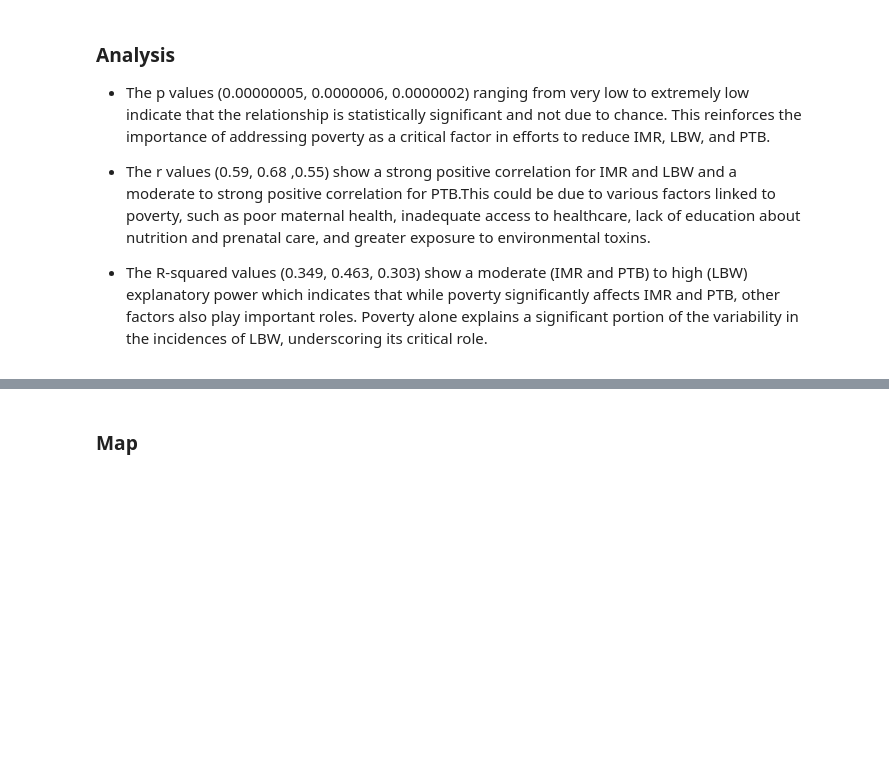
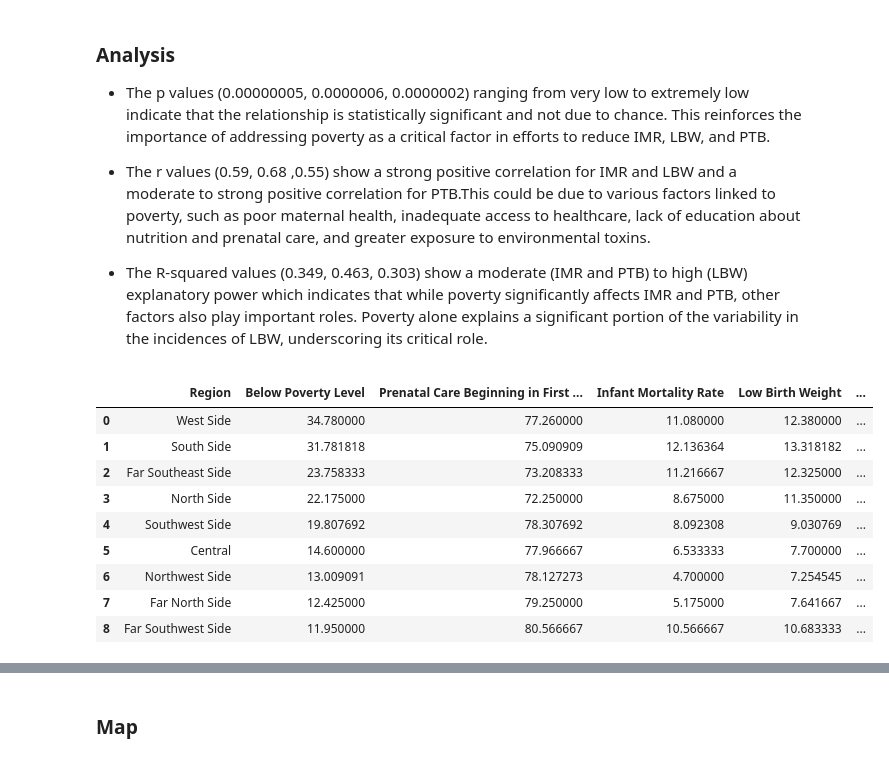
Before and after one commit to jroelofsz/Project1, a Jupyter notebook: main.ipynb, the cells around one changed output, grey strips where cells are left out. Cells and saved outputs as stored; diff of their text form; code cells hidden in the pictures; blank space fills up the shorter version.

```diff
--- a/main.ipynb
+++ b/main.ipynb
@@ -475,3 +487,21 @@ The pvalue  for Poverty Level Vs PTB is:0.00000020863033293229
 - The r values (0.59, 0.68 ,0.55) show a strong positive correlation for IMR and LBW and a moderate to strong positive correlation for PTB.This could be due to various factors linked to poverty, such as poor maternal health, inadequate access to healthcare, lack of education about nutrition and prenatal care, and greater exposure to environmental toxins.
 
 - The R-squared values (0.349, 0.463, 0.303) show a moderate (IMR and PTB) to high (LBW) explanatory power which  indicates that while poverty significantly affects IMR and PTB, other factors also play important roles. Poverty alone explains a significant portion of the variability in the incidences of LBW, underscoring its critical role.
+# %%
+#Grouping the Care related data by Region to focus on high-need regions
+
+Region_BPIWP= clean_df .groupby("Region")[["Below Poverty Level","Prenatal Care Beginning in First Trimester","Infant Mortality Rate","Low Birth Weight","Preterm Births"]].mean()
+Region_Care= Region_BPIWP.reset_index()
+Region_Care.sort_values(by="Below Poverty Level", inplace= True, ascending=False)
+Region_Care.reset_index().drop("index",axis=1)
+# %% [output]
+|  | Region | Below Poverty Level | Prenatal Care Beginning in First ... | Infant Mortality Rate | Low Birth Weight | ... |
+| 0 | West Side | 34.780000 | 77.260000 | 11.080000 | 12.380000 | ... |
+| 1 | South Side | 31.781818 | 75.090909 | 12.136364 | 13.318182 | ... |
+| 2 | Far Southeast Side | 23.758333 | 73.208333 | 11.216667 | 12.325000 | ... |
+| 3 | North Side | 22.175000 | 72.250000 | 8.675000 | 11.350000 | ... |
+| 4 | Southwest Side | 19.807692 | 78.307692 | 8.092308 | 9.030769 | ... |
+| 5 | Central | 14.600000 | 77.966667 | 6.533333 | 7.700000 | ... |
+| 6 | Northwest Side | 13.009091 | 78.127273 | 4.700000 | 7.254545 | ... |
+| 7 | Far North Side | 12.425000 | 79.250000 | 5.175000 | 7.641667 | ... |
+| 8 | Far Southwest Side | 11.950000 | 80.566667 | 10.566667 | 10.683333 | ... |
```
Also changed, not shown: parts of 6 cells of this notebook, 1 other file.
